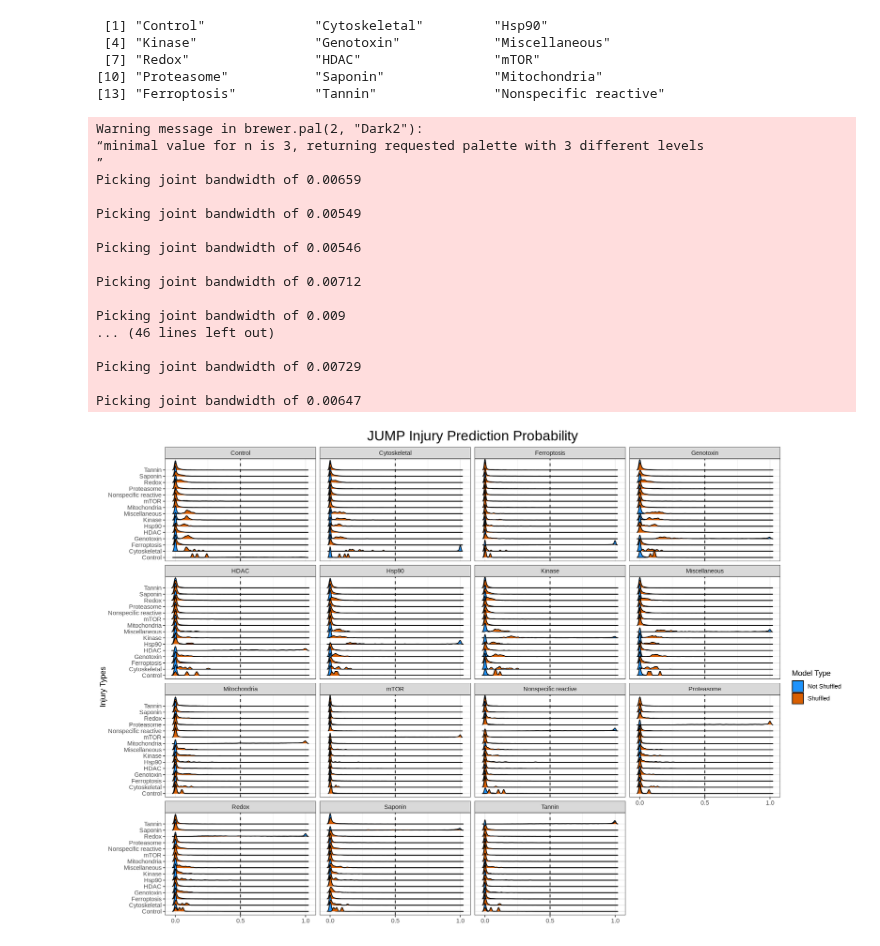
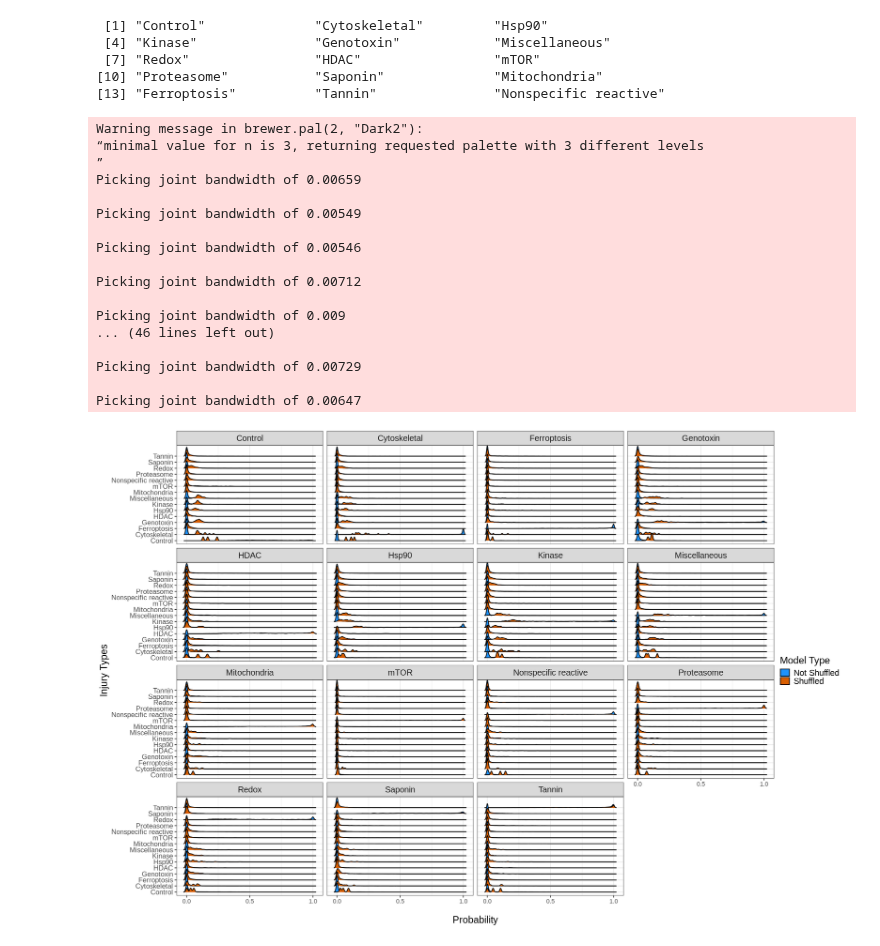
Before and after one commit to WayScience/Cytotoxic-Nuisance-Metadata-Analysis, a Jupyter notebook: notebooks/4.visualization/proba_facet_plot/JUMP_proba_facet_plot.ipynb, the cells around one changed output. Saved outputs shown, nothing was run; the diff lists cells and outputs as text; code cells hidden in the pictures.

Commit message:
update pr and proba plots

```diff
--- a/notebooks/4.visualization/proba_facet_plot/JUMP_proba_facet_plot.ipynb
+++ b/notebooks/4.visualization/proba_facet_plot/JUMP_proba_facet_plot.ipynb
@@ -45,44 +45,54 @@ options(repr.plot.width = img_width, repr.plot.height = img_height)
 ridge_plot <- (
     ggplot(proba_df, aes(x = proba, y = pred_injury, fill = shuffled_model)) +
     geom_density_ridges() +
-    # facet_grid(shuffled_model~injury_type, scales = "free_y") +
     facet_wrap(~injury_type) +
-    geom_vline(xintercept = 0.5, linetype = "dashed", color = "black") +
     scale_x_continuous(breaks = seq(0, 1, 0.5)) +
-    labs(title = "JUMP Injury Prediction Probability", y = "Injury Types", x = "Probability", fill = "Model Type") +
     theme_bw() +
 
     # no legend
     theme(plot.title = element_text(size = 20, hjust = 0.5)) +
 
     scale_fill_manual(values = c(
-
-        "Shuffled" = brewer.pal(2, "Dark2")[2],
-        "Not Shuffled" = "#1E93FC"
+    "Shuffled" = brewer.pal(2, "Dark2")[2],
+    "Not Shuffled" = "#1E93FC"
     )) +
 
-    # remove x axis label
-    theme(axis.title.x = element_blank())
-    )
+    theme(
+        axis.title.x = element_blank(),
+        legend.spacing.y = unit(0.1, "cm"),
+        legend.box.spacing = unit(0.1, "cm"),
+        legend.key.size = unit(0.7, "lines"),
+        legend.key.width = unit(1, "lines"),
+        strip.text = element_text(size = 12),
+        axis.text.y = element_text(size = 10),
+        axis.title = element_text(size = 14),
+        axis.title.x.bottom = element_text(margin = margin(t = 15)),
+        axis.title.y.left = element_text(margin = margin(t = 15)),
+        legend.title = element_text(size = 14),
+        legend.text = element_text(size = 12)
+        )) +
+
+    labs(y = "Injury Types", x = "Probability", fill = "Model Type")
+
 ridge_plot
 
 ggsave(filename = "JUMP_cell_injury_facet_proba.png", height = img_height, width = img_width, dpi=600)
 # %% [output]
 Warning message in brewer.pal(2, "Dark2"):
 “minimal value for n is 3, returning requested palette with 3 different levels
 ”
 Picking joint bandwidth of 0.00659
 
 Picking joint bandwidth of 0.00549
 
 Picking joint bandwidth of 0.00546
 
 Picking joint bandwidth of 0.00712
 
 Picking joint bandwidth of 0.009
 ... (46 lines left out)
 
 Picking joint bandwidth of 0.00729
 
 Picking joint bandwidth of 0.00647
-[figure, old version]
+[figure, new version]
```
Also changed, not shown: 3 other files.
